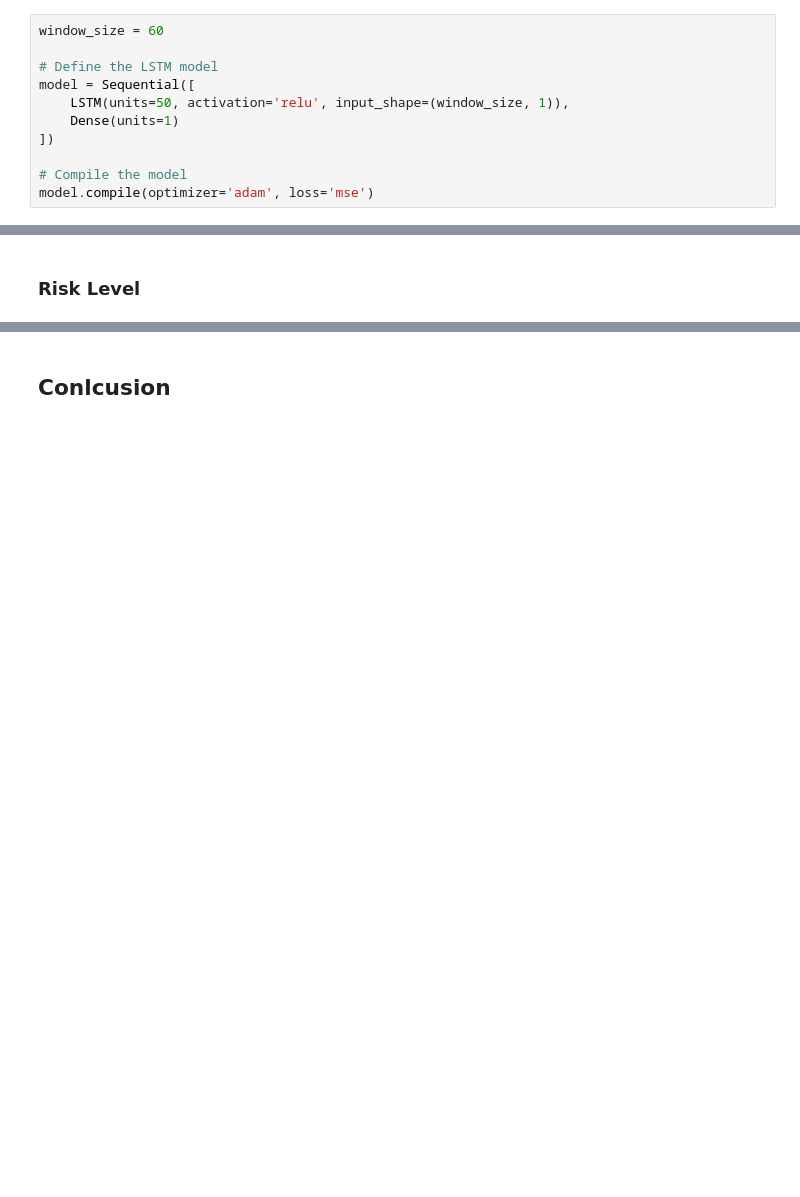
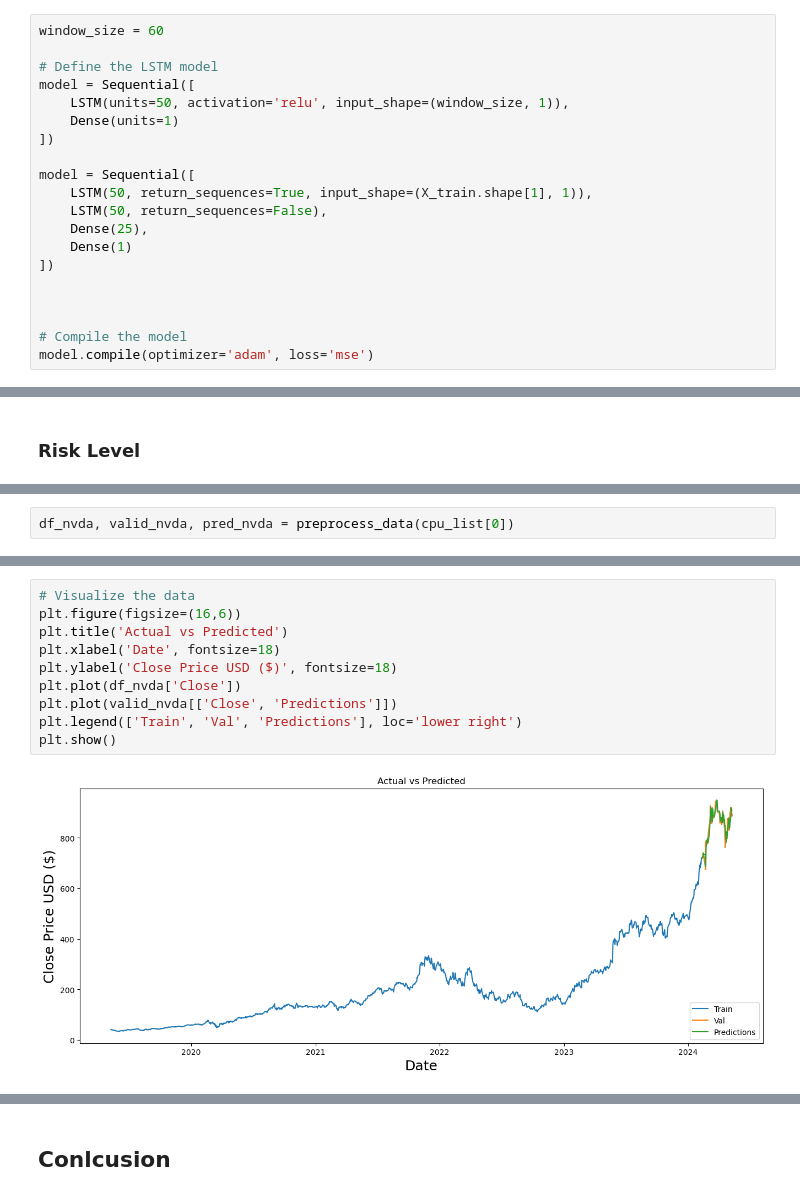
Before and after one commit to Kestrel86/Stock_Analysis, a Jupyter notebook: Second_week_analysis/correlation_tech.ipynb, the cells around one changed output, grey strips where cells are left out. Cells and saved outputs as stored; diff of their text form; blank space fills up the shorter version.

```diff
--- a/Second_week_analysis/correlation_tech.ipynb
+++ b/Second_week_analysis/correlation_tech.ipynb
@@ -54,5 +58,14 @@ model = Sequential([
     Dense(units=1)
 ])
 
+model = Sequential([
+    LSTM(50, return_sequences=True, input_shape=(X_train.shape[1], 1)),
+    LSTM(50, return_sequences=False),
+    Dense(25),
+    Dense(1)
+])
+
+
+
 # Compile the model
 model.compile(optimizer='adam', loss='mse')
@@ -134,0 +237,2 @@ Volatility Calculation measures the change in variance in a stock's return. This
+# %%
+df_nvda, valid_nvda, pred_nvda = preprocess_data(cpu_list[0])
@@ -134,0 +243,12 @@ Volatility Calculation measures the change in variance in a stock's return. This
+# %%
+# Visualize the data
+plt.figure(figsize=(16,6))
+plt.title('Actual vs Predicted')
+plt.xlabel('Date', fontsize=18)
+plt.ylabel('Close Price USD ($)', fontsize=18)
+plt.plot(df_nvda['Close'])
+plt.plot(valid_nvda[['Close', 'Predictions']])
+plt.legend(['Train', 'Val', 'Predictions'], loc='lower right')
+plt.show()
+# %% [output]
+[figure, added]
```
Also changed, not shown: parts of 19 cells of this notebook, 2 other files.
